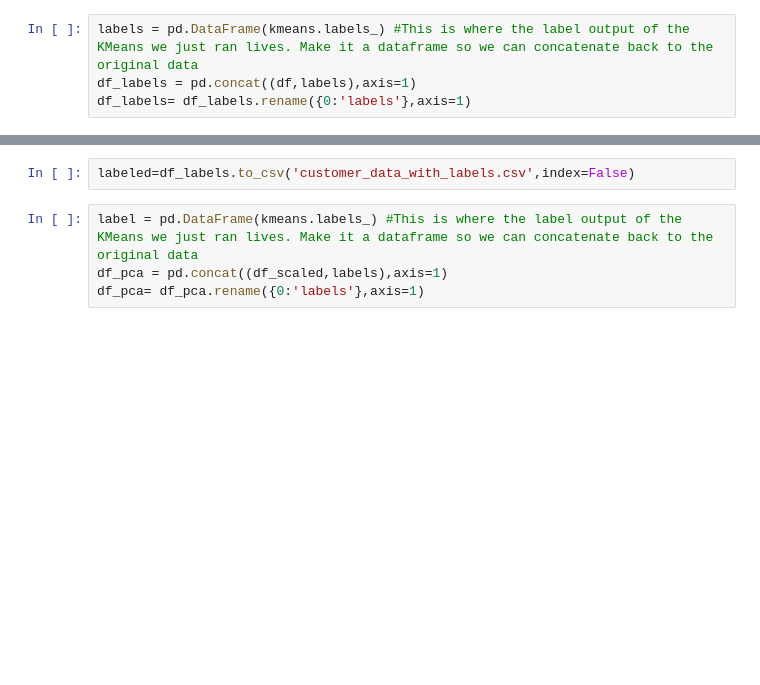
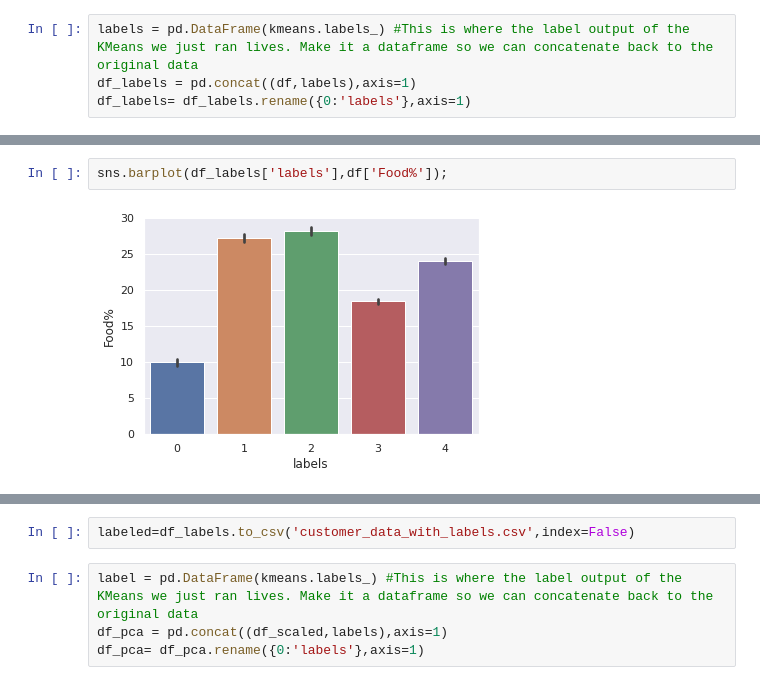
Before and after one commit to shubhamg2205/6857-proj, a Jupyter notebook: Copy_of_Copy_of_Untitled9.ipynb, the cells around one changed output, grey strips where cells are left out. Saved outputs shown, nothing was run; the diff lists cells and outputs as text; blank space fills up the shorter version.

```diff
--- a/Copy_of_Copy_of_Untitled9.ipynb
+++ b/Copy_of_Copy_of_Untitled9.ipynb
@@ -72,0 +144,4 @@ sns.barplot(df_labels['labels'],df['total_items']);
+# %%
+sns.barplot(df_labels['labels'],df['Food%']);
+# %% [output]
+[figure, added]
```
Also changed, not shown: parts of 27 cells of this notebook.
